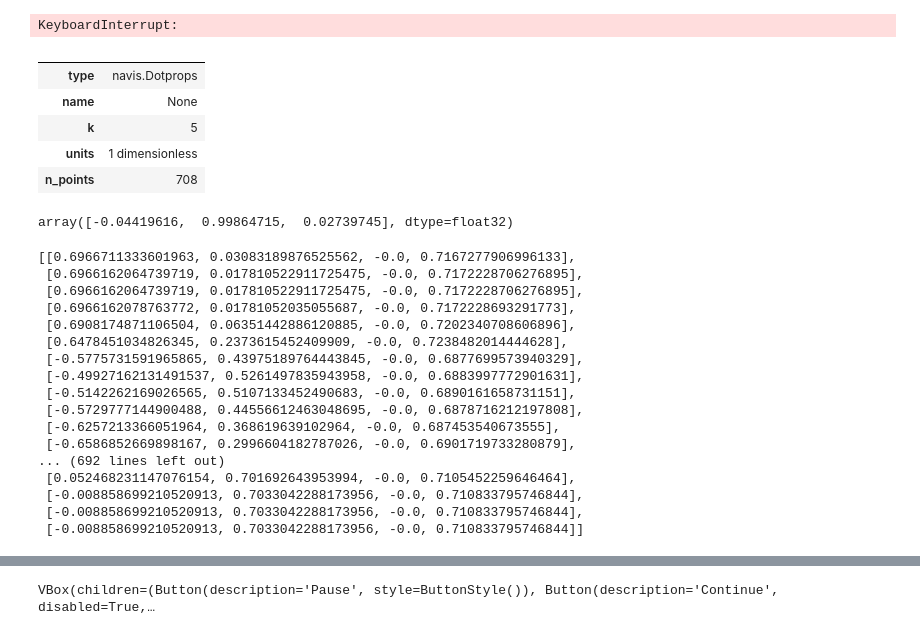
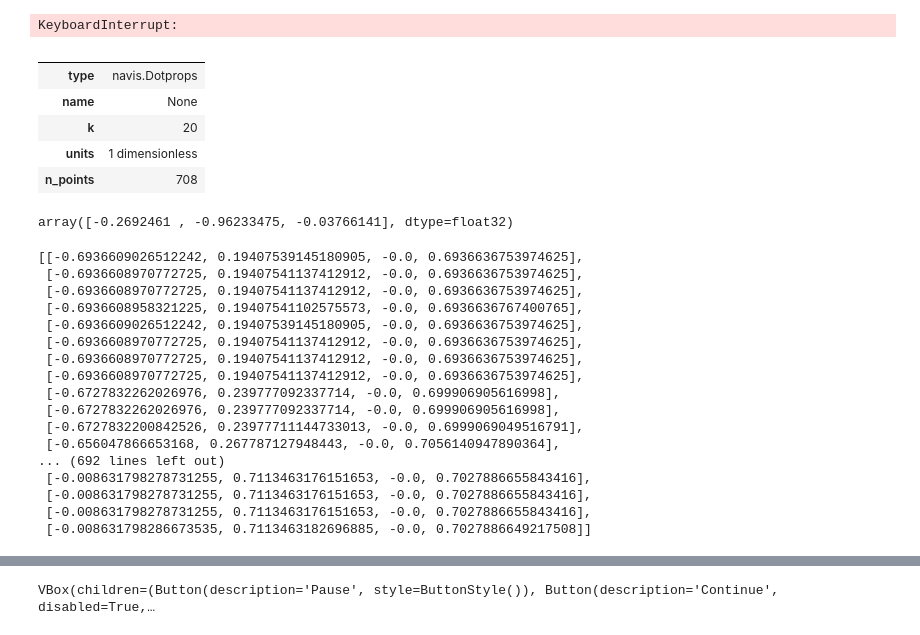
Before and after one commit to wanqingy/proofreading-demo, a Jupyter notebook: Neuroglancer/jupyter-notebook-demo Minnie.ipynb, the cells around one changed output, grey strips where cells are left out. Drawn from its saved outputs; the diff is of its cells as text; code cells hidden in the pictures.

```diff
--- a/Neuroglancer/jupyter-notebook-demo Minnie.ipynb
+++ b/Neuroglancer/jupyter-notebook-demo Minnie.ipynb
@@ -179,13 +179,13 @@ skel_seg1_sm = navis.smooth_skeleton(skel_seg1, window=10, to_smooth=['x', 'y',
 fig = skel_seg1_sm.plot3d(backend='plotly', connectors=False)
 # %%
 # get the dotprops
-skel_dp = navis.make_dotprops(skel_seg1, k=5)
+skel_dp = navis.make_dotprops(skel_seg1, k=20)
 skel_dp
 # %% [output]
 |  |  |
 | type | navis.Dotprops |
 | name | None |
-| k | 5 |
+| k | 20 |
 | units | 1 dimensionless |
 | n_points | 708 |
 # %%
@@ -211,7 +211,7 @@ def surface_normal_to_quaternion(normal):
 # %%
 skel_dp.vect[0]
 # %% [output]
-array([-0.04419616,  0.99864715,  0.02739745], dtype=float32)
+array([-0.2692461 , -0.96233475, -0.03766141], dtype=float32)
 # %%
 import math
 
@@ -269,23 +269,23 @@ for i in range(len(skel_dp)):
     quaternions.append(surface_normal_to_quaternion(skel_dp.vect[i]))
 quaternions
 # %% [output]
-[[0.6966711333601963, 0.03083189876525562, -0.0, 0.7167277906996133],
- [0.6966162064739719, 0.017810522911725475, -0.0, 0.7172228706276895],
- [0.6966162064739719, 0.017810522911725475, -0.0, 0.7172228706276895],
- [0.6966162078763772, 0.01781052035055687, -0.0, 0.7172228693291773],
- [0.6908174871106504, 0.06351442886120885, -0.0, 0.7202340708606896],
- [0.6478451034826345, 0.2373615452409909, -0.0, 0.7238482014444628],
- [-0.5775731591965865, 0.43975189764443845, -0.0, 0.6877699573940329],
- [-0.49927162131491537, 0.5261497835943958, -0.0, 0.6883997772901631],
- [-0.5142262169026565, 0.5107133452490683, -0.0, 0.6890161658731151],
- [-0.5729777144900488, 0.44556612463048695, -0.0, 0.6878716212197808],
- [-0.6257213366051964, 0.368619639102964, -0.0, 0.687453540673555],
- [-0.6586852669898167, 0.2996604182787026, -0.0, 0.6901719733280879],
+[[-0.6936609026512242, 0.19407539145180905, -0.0, 0.6936636753974625],
+ [-0.6936608970772725, 0.19407541137412912, -0.0, 0.6936636753974625],
+ [-0.6936608970772725, 0.19407541137412912, -0.0, 0.6936636753974625],
+ [-0.6936608958321225, 0.19407541102575573, -0.0, 0.6936636767400765],
+ [-0.6936609026512242, 0.19407539145180905, -0.0, 0.6936636753974625],
+ [-0.6936608970772725, 0.19407541137412912, -0.0, 0.6936636753974625],
+ [-0.6936608970772725, 0.19407541137412912, -0.0, 0.6936636753974625],
+ [-0.6936608970772725, 0.19407541137412912, -0.0, 0.6936636753974625],
+ [-0.6727832262026976, 0.239777092337714, -0.0, 0.699906905616998],
+ [-0.6727832262026976, 0.239777092337714, -0.0, 0.699906905616998],
+ [-0.6727832200842526, 0.23977711144733013, -0.0, 0.6999069049516791],
+ [-0.656047866653168, 0.267787127948443, -0.0, 0.7056140947890364],
 ... (692 lines left out)
- [0.052468231147076154, 0.701692643953994, -0.0, 0.7105452259646464],
- [-0.008858699210520913, 0.7033042288173956, -0.0, 0.710833795746844],
- [-0.008858699210520913, 0.7033042288173956, -0.0, 0.710833795746844],
- [-0.008858699210520913, 0.7033042288173956, -0.0, 0.710833795746844]]
+ [-0.008631798278731255, 0.7113463176151653, -0.0, 0.7027886655843416],
+ [-0.008631798278731255, 0.7113463176151653, -0.0, 0.7027886655843416],
+ [-0.008631798278731255, 0.7113463176151653, -0.0, 0.7027886655843416],
+ [-0.008631798286673535, 0.7113463182696885, -0.0, 0.7027886649217508]]
 # %%
 # flip the quaternion if necessary
 fixed_quaternions = flip_quaternion_axis(np.array(quaternions))
```
Also changed, not shown: parts of 4 cells of this notebook.
